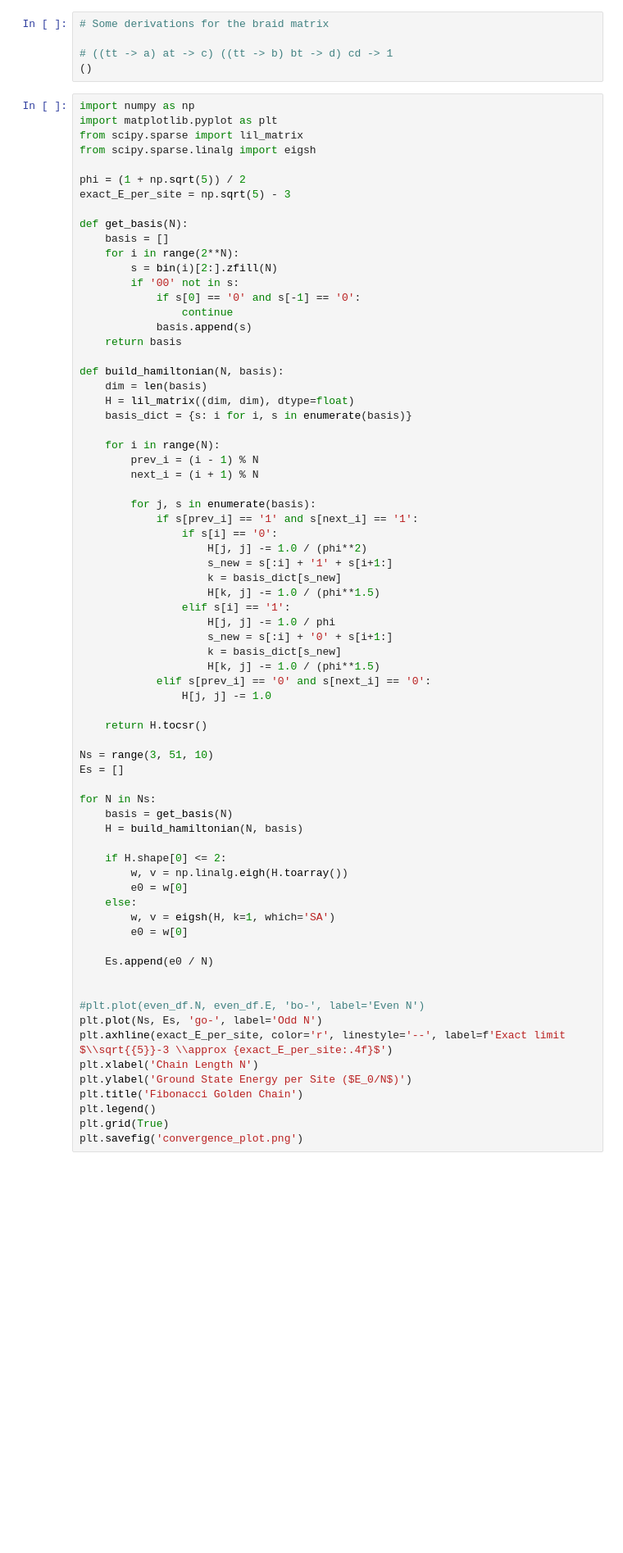
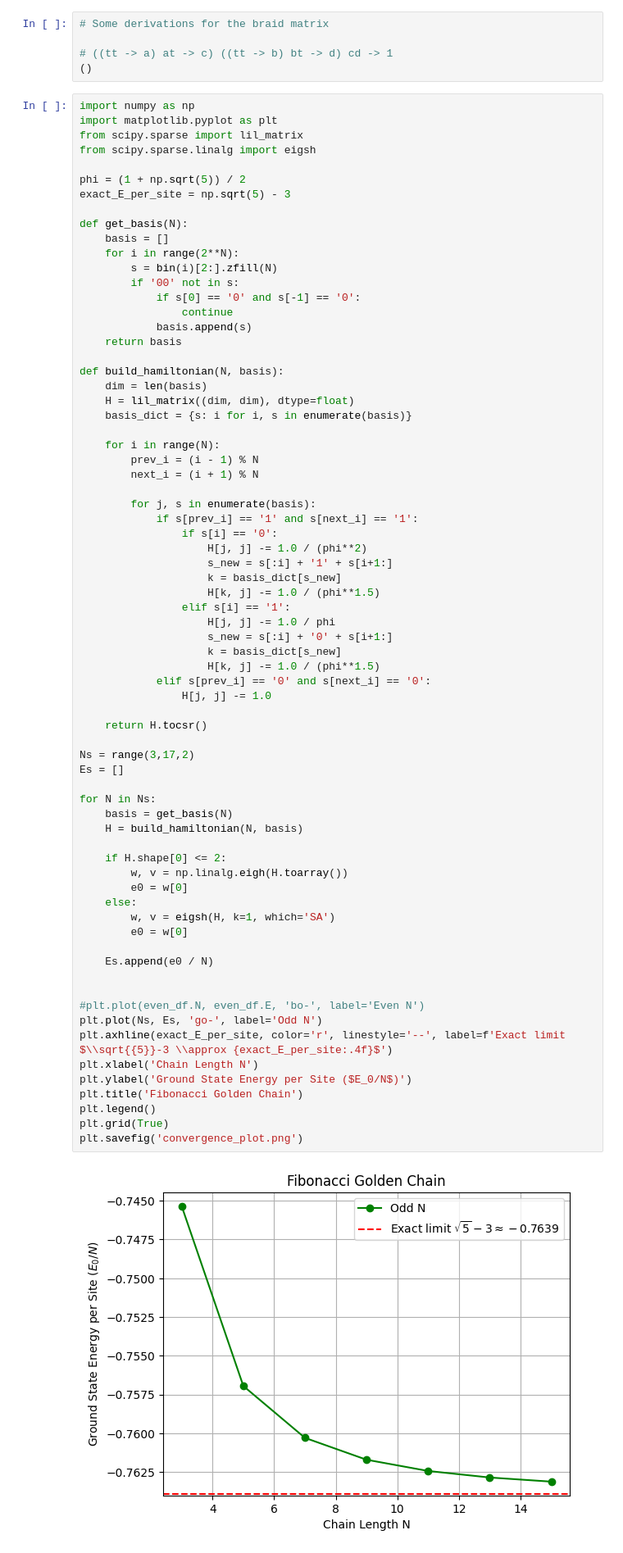
Before and after one commit to jkr11/bachelors-thesis, a Jupyter notebook: experiments/chain.ipynb, the cells around one changed output. Shown at 82% size. Drawn from its saved outputs; the diff is of its cells as text; blank space fills up the shorter version.

```diff
--- a/experiments/chain.ipynb
+++ b/experiments/chain.ipynb
@@ -46,31 +46,33 @@ def build_hamiltonian(N, basis):
             elif s[prev_i] == '0' and s[next_i] == '0':
                 H[j, j] -= 1.0
 
     return H.tocsr()
 
-Ns = range(3, 51, 10)
+Ns = range(3,17,2)
 Es = []
 
 for N in Ns:
     basis = get_basis(N)
     H = build_hamiltonian(N, basis)
 
     if H.shape[0] <= 2:
         w, v = np.linalg.eigh(H.toarray())
         e0 = w[0]
     else:
         w, v = eigsh(H, k=1, which='SA')
         e0 = w[0]
 
     Es.append(e0 / N)
 
 
 #plt.plot(even_df.N, even_df.E, 'bo-', label='Even N')
 plt.plot(Ns, Es, 'go-', label='Odd N')
 plt.axhline(exact_E_per_site, color='r', linestyle='--', label=f'Exact limit $\\sqrt{{5}}-3 \\approx {exact_E_per_site:.4f}$')
 plt.xlabel('Chain Length N')
 plt.ylabel('Ground State Energy per Site ($E_0/N$)')
 plt.title('Fibonacci Golden Chain')
 plt.legend()
 plt.grid(True)
 plt.savefig('convergence_plot.png')
+# %% [output]
+[figure, added]
```
Also changed, not shown: parts of 5 cells of this notebook, 8 other files.
